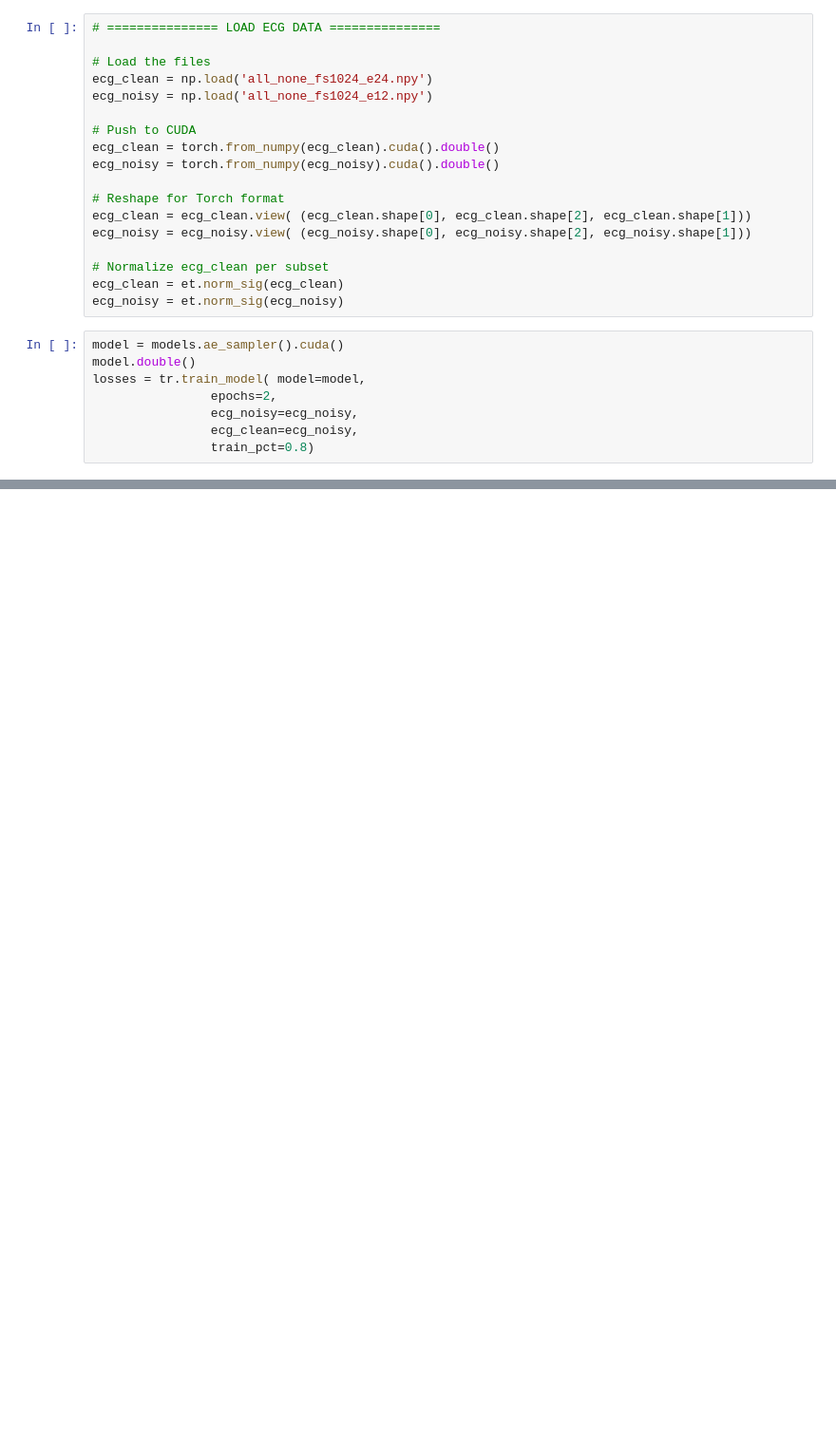
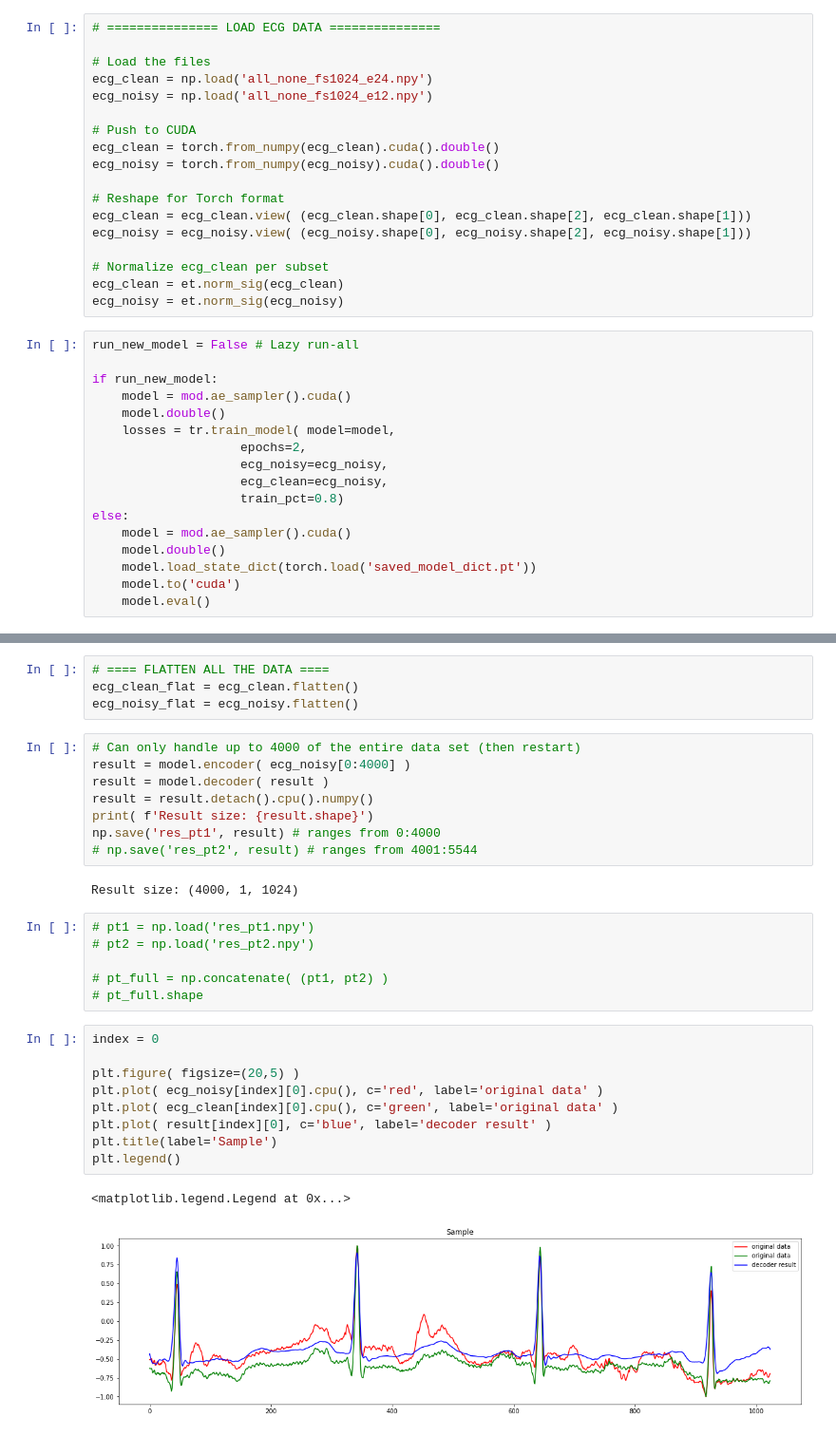
Before and after one commit to enzlaur/pytorch-ml-tuts, a Jupyter notebook: scratch09.ipynb, the cells around one changed output, grey strips where cells are left out. Shown at 95% size. Cells and saved outputs as stored; diff of their text form; blank space fills up the shorter version.

Commit message:
Preparing to combine result data sets
As encoder memory usage on the GPU is too large, encoding and decoding will be done bit by bit and concatenated in the end

```diff
--- a/scratch09.ipynb
+++ b/scratch09.ipynb
@@ -39,10 +39,19 @@ ecg_noisy = ecg_noisy.view( (ecg_noisy.shape[0], ecg_noisy.shape[2], ecg_noisy.s
 ecg_clean = et.norm_sig(ecg_clean)
 ecg_noisy = et.norm_sig(ecg_noisy)
 # %%
-model = models.ae_sampler().cuda()
-model.double()
-losses = tr.train_model( model=model,
-                epochs=2,
-                ecg_noisy=ecg_noisy,
-                ecg_clean=ecg_noisy,
-                train_pct=0.8)
+run_new_model = False # Lazy run-all
+
+if run_new_model:
+    model = mod.ae_sampler().cuda()
+    model.double()
+    losses = tr.train_model( model=model,
+                    epochs=2,
+                    ecg_noisy=ecg_noisy,
+                    ecg_clean=ecg_noisy,
+                    train_pct=0.8)
+else:
+    model = mod.ae_sampler().cuda()
+    model.double()
+    model.load_state_dict(torch.load('saved_model_dict.pt'))
+    model.to('cuda')
+    model.eval()
@@ -72,0 +58,32 @@ Validation dataset has not been used: Available validex set size = 1109
+# %%
+# ==== FLATTEN ALL THE DATA ====
+ecg_clean_flat = ecg_clean.flatten()
+ecg_noisy_flat = ecg_noisy.flatten()
+# %%
+# Can only handle up to 4000 of the entire data set (then restart)
+result = model.encoder( ecg_noisy[0:4000] )
+result = model.decoder( result )
+result = result.detach().cpu().numpy()
+print( f'Result size: {result.shape}')
+np.save('res_pt1', result) # ranges from 0:4000
+# np.save('res_pt2', result) # ranges from 4001:5544
+# %% [output]
+Result size: (4000, 1, 1024)
+# %%
+# pt1 = np.load('res_pt1.npy')
+# pt2 = np.load('res_pt2.npy')
+
+# pt_full = np.concatenate( (pt1, pt2) )
+# pt_full.shape
+# %%
+index = 0
+
+plt.figure( figsize=(20,5) )
+plt.plot( ecg_noisy[index][0].cpu(), c='red', label='original data' )
+plt.plot( ecg_clean[index][0].cpu(), c='green', label='original data' )
+plt.plot( result[index][0], c='blue', label='decoder result' )
+plt.title(label='Sample')
+plt.legend()
+# %% [output]
+<matplotlib.legend.Legend at 0x...>
+[figure, added]
```
Also changed, not shown: parts of 2 cells of this notebook.
